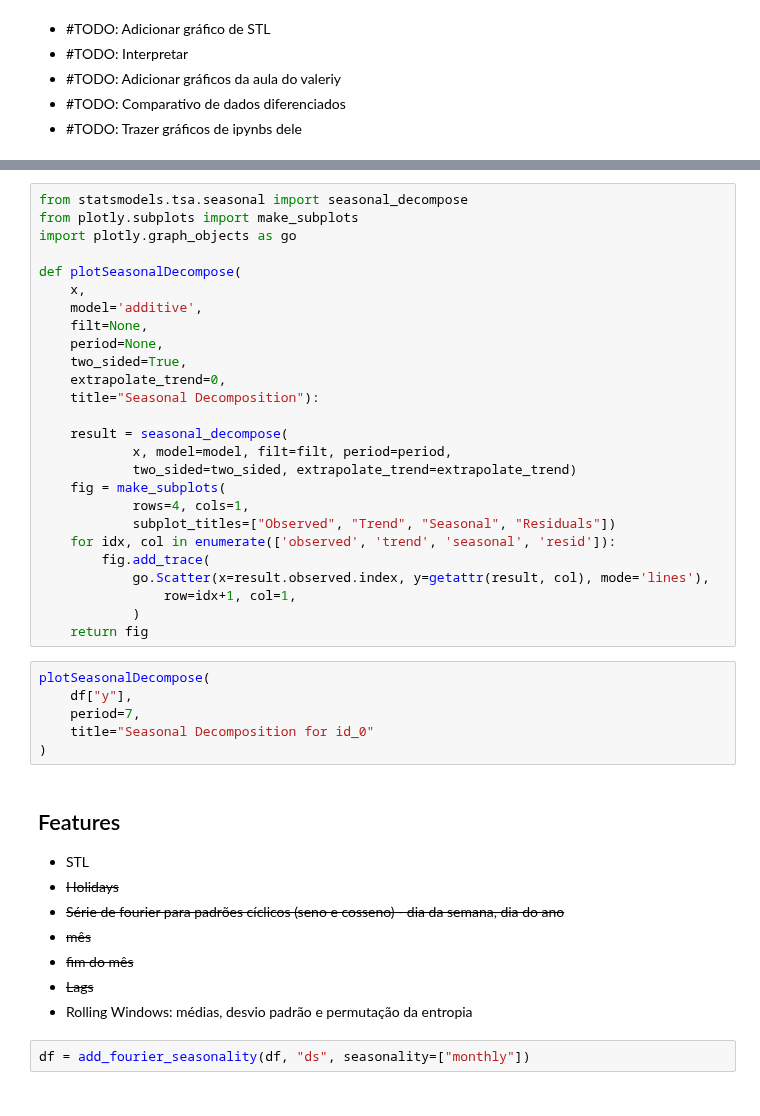
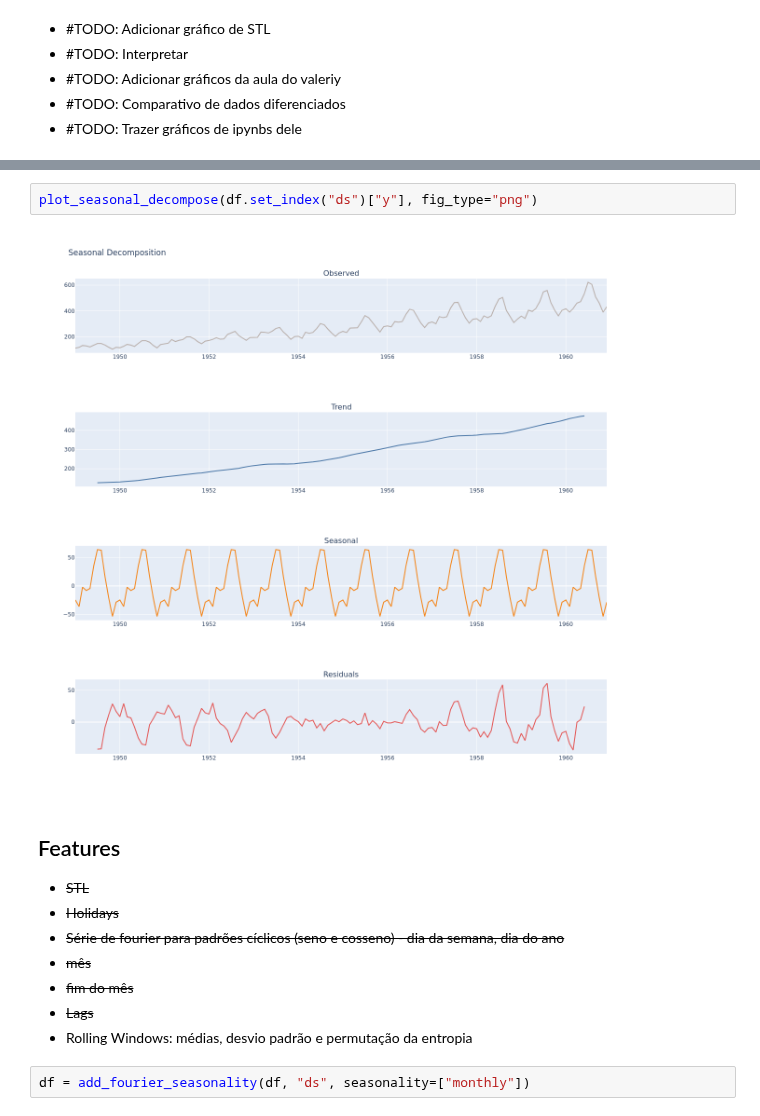
Before and after one commit to HeyLucasLeao/forecasting, a Jupyter notebook: 1.air_passangers.ipynb, the cells around one changed output, grey strips where cells are left out. Cells and saved outputs as stored; diff of their text form.

```diff
--- a/1.air_passangers.ipynb
+++ b/1.air_passangers.ipynb
@@ -106,38 +108,10 @@ plot_acf_pacf_adf(df, ["y", "lag_1", "lag_12"])
-# %%
-from statsmodels.tsa.seasonal import seasonal_decompose
-from plotly.subplots import make_subplots
-import plotly.graph_objects as go
-
-def plotSeasonalDecompose(
-    x,
-    model='additive',
-    filt=None,
-    period=None,
-    two_sided=True,
-    extrapolate_trend=0,
-    title="Seasonal Decomposition"):
-
-    result = seasonal_decompose(
-            x, model=model, filt=filt, period=period,
-            two_sided=two_sided, extrapolate_trend=extrapolate_trend)
-    fig = make_subplots(
-            rows=4, cols=1,
-            subplot_titles=["Observed", "Trend", "Seasonal", "Residuals"])
-    for idx, col in enumerate(['observed', 'trend', 'seasonal', 'resid']):
-        fig.add_trace(
-            go.Scatter(x=result.observed.index, y=getattr(result, col), mode='lines'),
-                row=idx+1, col=1,
-            )
-    return fig
 # %%
-plotSeasonalDecompose(
-    df["y"],
-    period=7,
-    title="Seasonal Decomposition for id_0"
-)
+plot_seasonal_decompose(df.set_index("ds")["y"], fig_type="png")
+# %% [output]
+[figure, added]
 # %% [markdown]
 ## Features
-- STL
+- ~~STL~~
 - ~~Holidays~~
 - ~~Série de fourier para padrões cíclicos (seno e cosseno) - dia da semana, dia do ano~~
 - ~~mês~~
```
Also changed, not shown: parts of 2 cells of this notebook, 2 other files.
